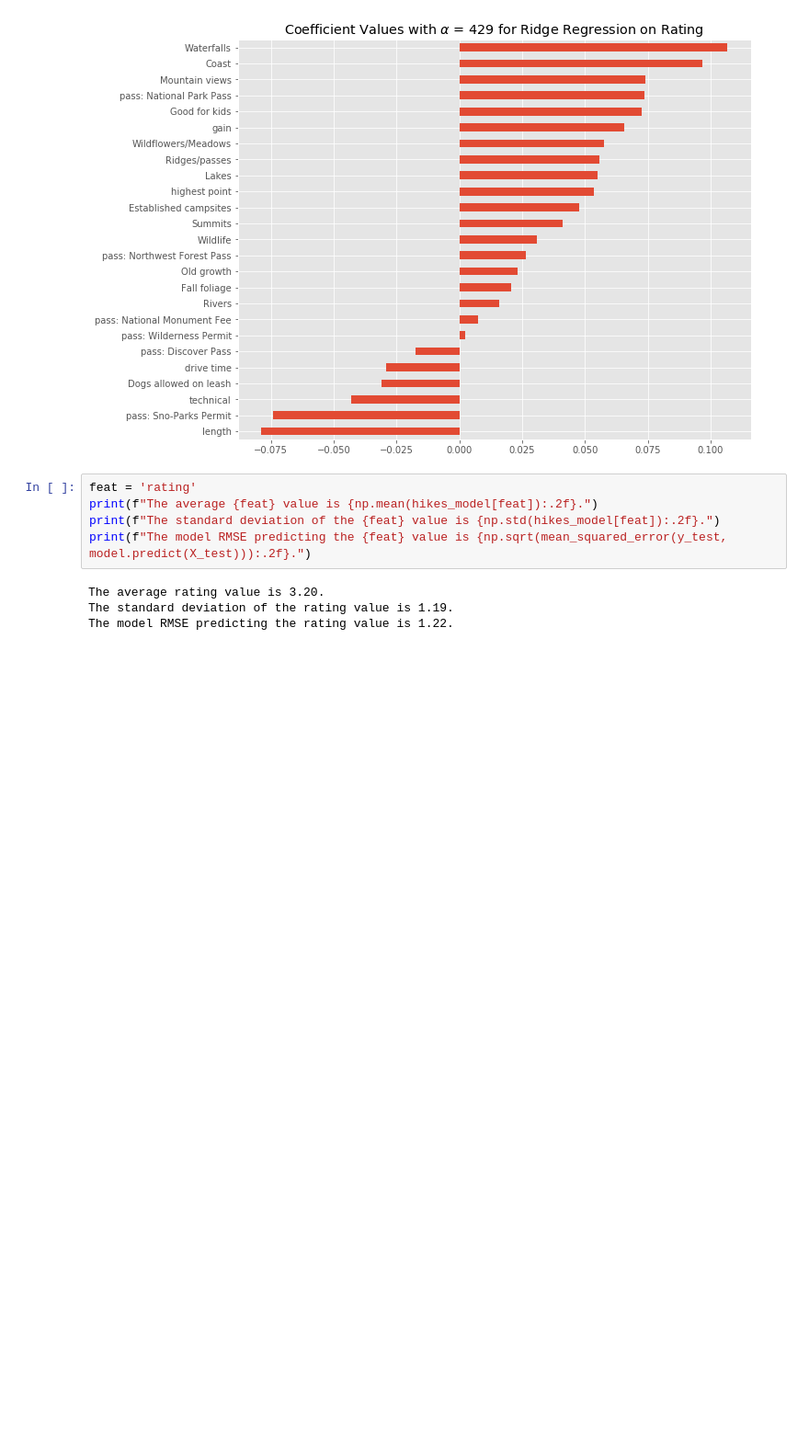
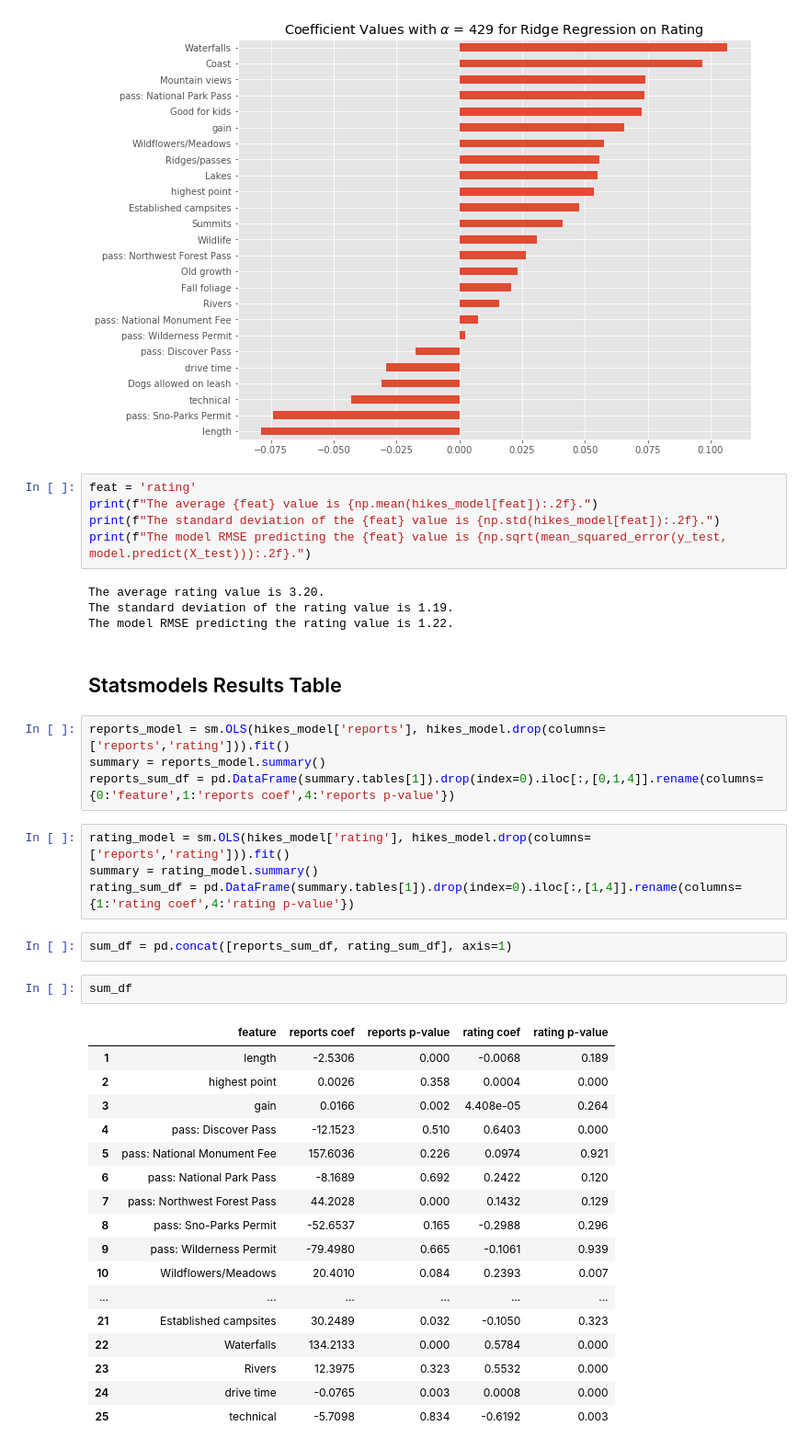
Before and after one commit to redwin21/wa-hiking-guide, a Jupyter notebook: analysis/lr_model.ipynb, the cells around one changed output. Shown at 92% size. Drawn from its saved outputs; the diff is of its cells as text; blank space fills up the shorter version.

Commit message:
add statsmodel summary table

```diff
--- a/analysis/lr_model.ipynb
+++ b/analysis/lr_model.ipynb
@@ -273,3 +273,35 @@ print(f"The model RMSE predicting the {feat} value is {np.sqrt(mean_squared_erro
 The average rating value is 3.20.
 The standard deviation of the rating value is 1.19.
 The model RMSE predicting the rating value is 1.22.
+# %% [markdown]
+## Statsmodels Results Table
+# %%
+reports_model = sm.OLS(hikes_model['reports'], hikes_model.drop(columns=['reports','rating'])).fit()
+summary = reports_model.summary()
+reports_sum_df = pd.DataFrame(summary.tables[1]).drop(index=0).iloc[:,[0,1,4]].rename(columns={0:'feature',1:'reports coef',4:'reports p-value'})
+# %%
+rating_model = sm.OLS(hikes_model['rating'], hikes_model.drop(columns=['reports','rating'])).fit()
+summary = rating_model.summary()
+rating_sum_df = pd.DataFrame(summary.tables[1]).drop(index=0).iloc[:,[1,4]].rename(columns={1:'rating coef',4:'rating p-value'})
+# %%
+sum_df = pd.concat([reports_sum_df, rating_sum_df], axis=1)
+# %%
+sum_df
+# %% [output]
+|  | feature | reports coef | reports p-value | rating coef | rating p-value |
+| 1 | length | -2.5306 | 0.000 | -0.0068 | 0.189 |
+| 2 | highest point | 0.0026 | 0.358 | 0.0004 | 0.000 |
+| 3 | gain | 0.0166 | 0.002 | 4.408e-05 | 0.264 |
+| 4 | pass: Discover Pass | -12.1523 | 0.510 | 0.6403 | 0.000 |
+| 5 | pass: National Monument Fee | 157.6036 | 0.226 | 0.0974 | 0.921 |
+| 6 | pass: National Park Pass | -8.1689 | 0.692 | 0.2422 | 0.120 |
+| 7 | pass: Northwest Forest Pass | 44.2028 | 0.000 | 0.1432 | 0.129 |
+| 8 | pass: Sno-Parks Permit | -52.6537 | 0.165 | -0.2988 | 0.296 |
+| 9 | pass: Wilderness Permit | -79.4980 | 0.665 | -0.1061 | 0.939 |
+| 10 | Wildflowers/Meadows | 20.4010 | 0.084 | 0.2393 | 0.007 |
+| ... | ... | ... | ... | ... | ... |
+| 21 | Established campsites | 30.2489 | 0.032 | -0.1050 | 0.323 |
+| 22 | Waterfalls | 134.2133 | 0.000 | 0.5784 | 0.000 |
+| 23 | Rivers | 12.3975 | 0.323 | 0.5532 | 0.000 |
+| 24 | drive time | -0.0765 | 0.003 | 0.0008 | 0.000 |
+| 25 | technical | -5.7098 | 0.834 | -0.6192 | 0.003 |
```
